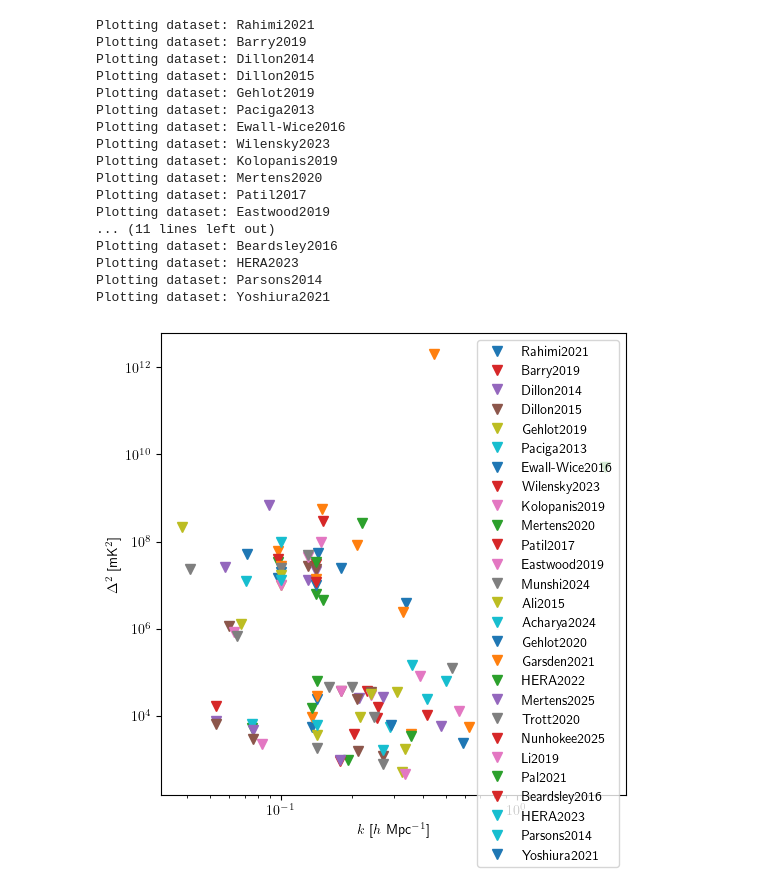
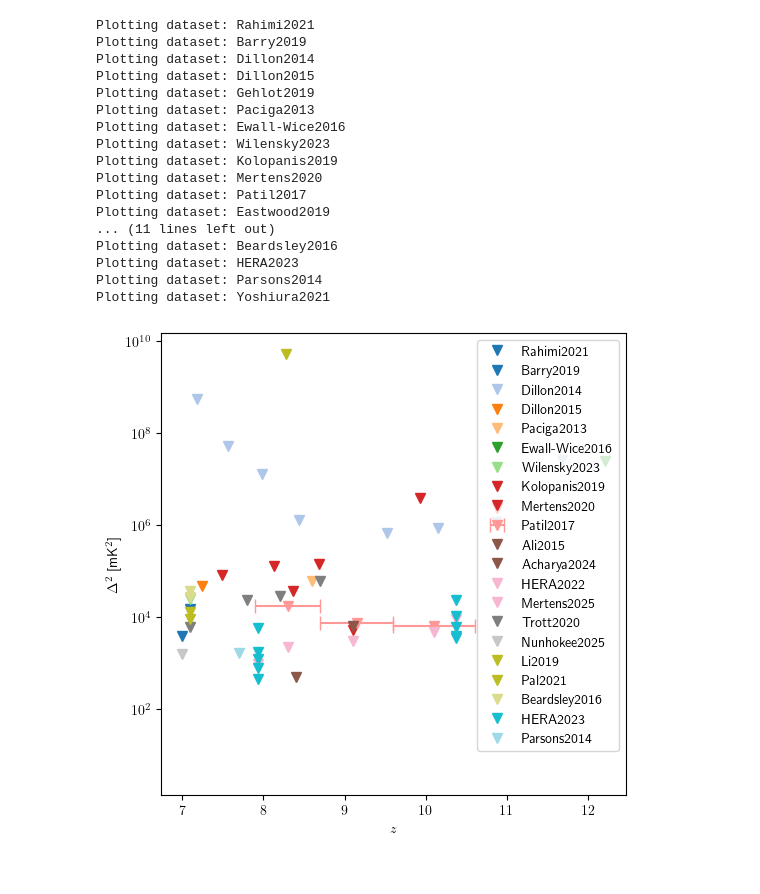
Before and after one commit to JitenDhandha/eor_limits_app, a Jupyter notebook: test.ipynb, the cells around one changed output. Saved outputs shown, nothing was run; the diff lists cells and outputs as text; code cells hidden in the pictures.

Commit message:
add k and z range filters

```diff
--- a/test.ipynb
+++ b/test.ipynb
@@ -7,33 +8,35 @@ import matplotlib.pyplot as plt
 # %%
 importlib.reload(eor_limits)
 importlib.reload(plot_eor_limits)
 
 fig, ax = plt.subplots(figsize=(6, 6))
 
-for dataset_name in eor_limits.get_all_dataset_names():
+# Loop over colors
+colors = mpl.cm.tab20(np.linspace(0, 1, len(eor_limits.get_all_dataset_names())))
+
+for dataset_name, color in zip(eor_limits.get_all_dataset_names(), colors):
     print(f"Plotting dataset: {dataset_name}")
     data = eor_limits.get_dataset_lowest_limits(dataset_name)
-    fig, ax = plot_eor_limits.plot(data, ax=ax, plot_type='scatter', x_axis='k',
-                                   plot_kwargs={'label': f"{dataset_name}"})
-
-ax.set_xscale('log')
+    fig, ax = plot_eor_limits.plot(data, ax=ax, plot_type='scatter', x_axis='z',
+                                   z_range=(7,14),
+                                   plot_kwargs={'label': f"{dataset_name}",'capsize': 5,'color': color})
 fig.show()
 # %% [output]
 Plotting dataset: Rahimi2021
 Plotting dataset: Barry2019
 Plotting dataset: Dillon2014
 Plotting dataset: Dillon2015
 Plotting dataset: Gehlot2019
 Plotting dataset: Paciga2013
 Plotting dataset: Ewall-Wice2016
 Plotting dataset: Wilensky2023
 Plotting dataset: Kolopanis2019
 Plotting dataset: Mertens2020
 Plotting dataset: Patil2017
 Plotting dataset: Eastwood2019
 ... (11 lines left out)
 Plotting dataset: Beardsley2016
 Plotting dataset: HERA2023
 Plotting dataset: Parsons2014
 Plotting dataset: Yoshiura2021
-[figure, old version]
+[figure, new version]
```
Also changed, not shown: parts of 1 cell of this notebook, 1 other file.
